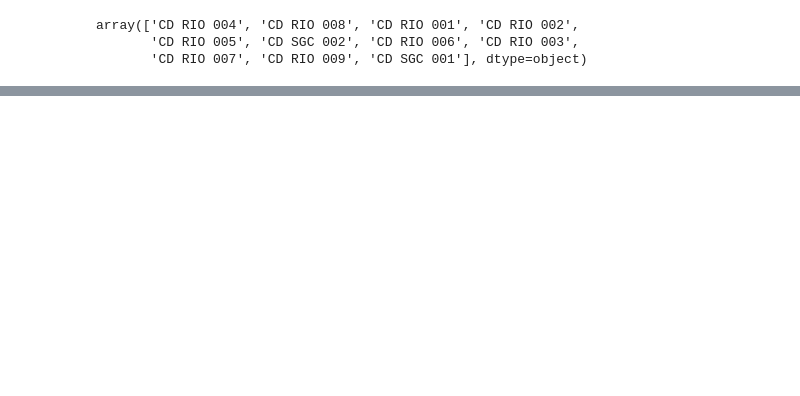
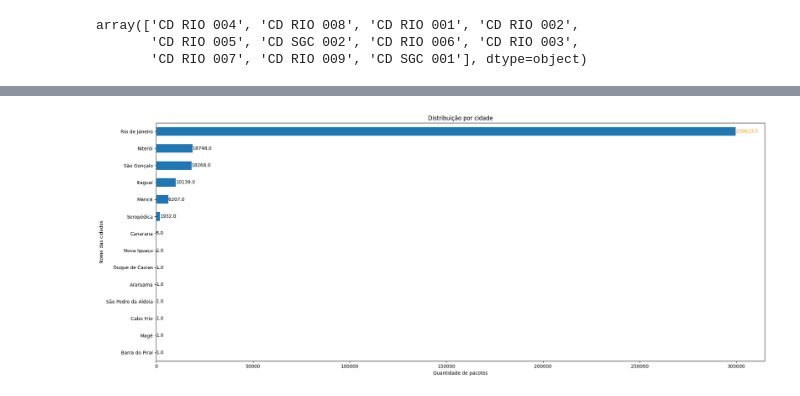
Before and after one commit to al00pes/MVP_Analise_de_dados_PUC, a Jupyter notebook: MVP_sprint_Analise_de_dados_e_boas_praticas_PUC.ipynb, the cells around one changed output, grey strips where cells are left out. Drawn from its saved outputs; the diff is of its cells as text; code cells hidden in the pictures; blank space fills up the shorter version.

```diff
--- a/MVP_sprint_Analise_de_dados_e_boas_praticas_PUC.ipynb
+++ b/MVP_sprint_Analise_de_dados_e_boas_praticas_PUC.ipynb
@@ -665,0 +600,7 @@ plt.show()
+# %%
+# Instanciando a contagem de pacotes entregues por cidade
+
+cidades_pacotes = pacotes_outubro_entregue['Destino'].value_counts().sort_values(ascending=True)
+
+#exibindo o dataframe
+cidades_pacotes
@@ -665,0 +623,30 @@ plt.show()
+# %%
+# Plotando grafico de barras verticais com as cidades que mais tiveram pacotes entregues
+
+#função pyplot.bar()
+fig ,ax = plt.subplots(figsize = (20,8))
+
+#Plotar o graficos
+cidades_pacotes.plot(kind='barh' , legend= False)
+plt.title("Distribuição por cidade")
+plt.xlabel('Quantidade de pacotes')
+plt.ylabel('Nome das cidades')
+
+# Acrescenta os valores sobre as barras
+
+b1 = ax.bar_label(ax.containers[0], fmt="%.1f")
+b1[13].set_color("#ff9900")
+
+# Armazena o gráfico (em diferentes formatos):
+# - formatos vetoriais (NÃO perdem resolução quando redimensionados)
+#plt.savefig("barras-valor.pdf")
+#plt.savefig("barras-valor.svg")
+# - formato rasterizado (perde resolução quando redimensionado)
+plt.savefig("barras-valor.png", dpi = 150, format = "png")
+
+# Ajusta as margens do gráfico (para eliminar margens desnecessárias)
+plt.tight_layout()
+# Exibir o grafico
+plt.show()
+# %% [output]
+[figure, added]
```
Also changed, not shown: parts of 96 cells of this notebook.
